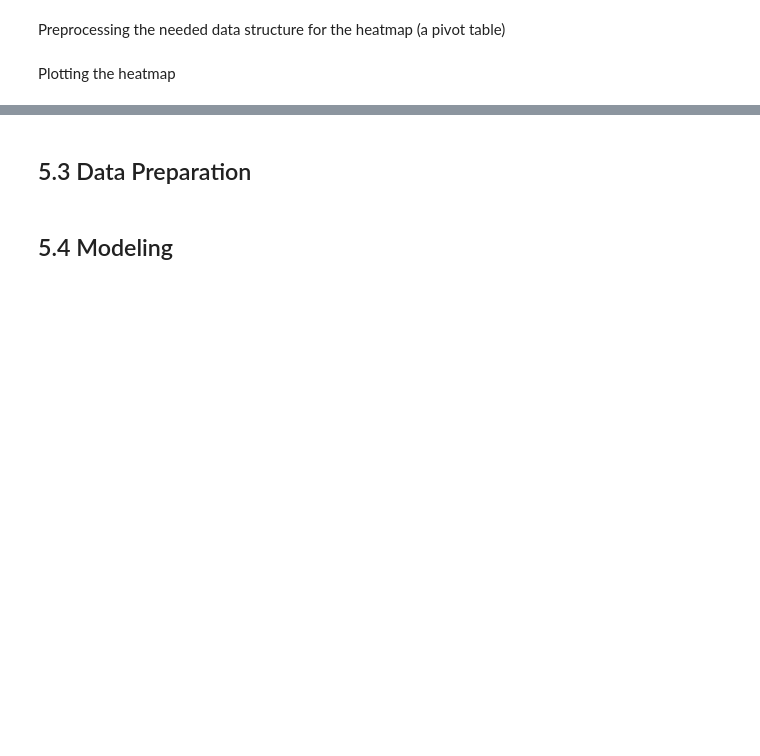
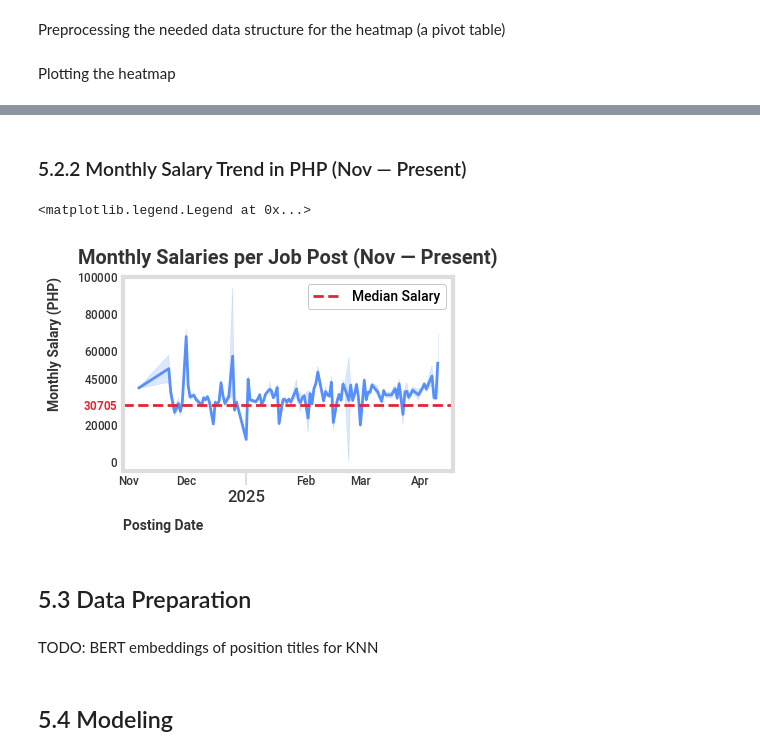
Before and after one commit to iragca/ml-final-project, a Jupyter notebook: notebooks/3.0-iragca-modeling.ipynb, the cells around one changed output, grey strips where cells are left out. Cells and saved outputs as stored; diff of their text form; code cells hidden in the pictures; blank space fills up the shorter version.

Commit message:
added: section 5.2.2 Monthly Salary Trend in PHP (Nov — Present)

```diff
--- a/notebooks/3.0-iragca-modeling.ipynb
+++ b/notebooks/3.0-iragca-modeling.ipynb
@@ -198,5 +188,58 @@ ax.spines["top"].set_visible(True)
+# %% [markdown]
+### 5.2.2 Monthly Salary Trend in PHP (Nov — Present)
+# %%
+import matplotlib.dates as mdates
+
+filtered_df = df.filter(
+    pl.col("Posting Date") > pl.lit("2024-11-01", pl.Date)
+)
+median_salary = filtered_df["MonthlySalary"].median()
+
+fig, ax = plt.subplots()
+
+sns.lineplot(
+    ax=ax,
+    data=filtered_df,
+    x="Posting Date",
+    y="MonthlySalary",
+)
+# Plot the mean salary line
+ax.axhline(median_salary, color=c.RED.value, linestyle="--", label="Median Salary")
+
+# Major tick is thicker
+ax.tick_params(axis='x', which='major', length=10, width=1.5)
+
+# Set major ticks to years
+ax.xaxis.set_major_locator(mdates.YearLocator())
+ax.xaxis.set_major_formatter(mdates.DateFormatter('%Y'))
+
+# Set minor ticks to months
+ax.xaxis.set_minor_locator(mdates.MonthLocator())
+ax.xaxis.set_minor_formatter(mdates.DateFormatter('%b'))  # Short month name like Jan, Feb
+
+# Make minor tick labels visible
+ax.tick_params(axis='x', which='major', labelsize=12, pad=4)
+ax.tick_params(axis='x', which='minor')
+
+# Set y-axis ticks to specific values
+yticks = [0, 20000, median_salary, 45000, 60000, 80000, 100000]
+ax.set_yticks(yticks)
+
+# Making the median number red
+ax.get_yticklabels()[2].set_color(c.RED.value)
+ax.get_yticklabels()[2].set_weight("bold")
+
+plt.title("Monthly Salaries per Job Post (Nov — Present)")
+plt.xlabel("Posting Date")
+plt.ylabel("Monthly Salary (PHP)")
+ax.legend()
+# %% [output]
+<matplotlib.legend.Legend at 0x...>
+[figure, added]
 # %% [markdown]
 ## 5.3 Data Preparation
+# %% [markdown]
+TODO: BERT embeddings of position titles for KNN
 # %% [markdown]
 ## 5.4 Modeling
 # %% [markdown]
```
Also changed, not shown: parts of 4 cells of this notebook.
